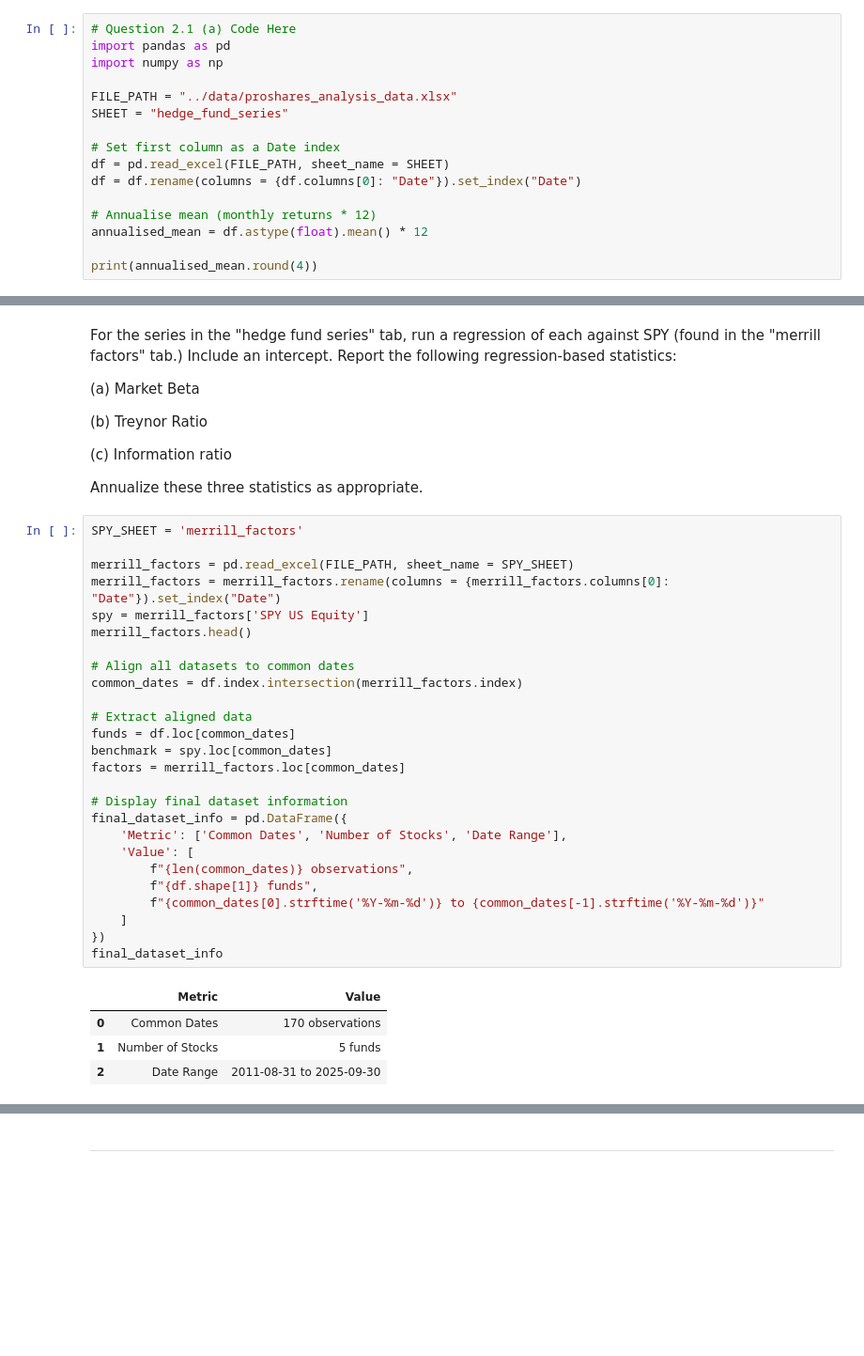
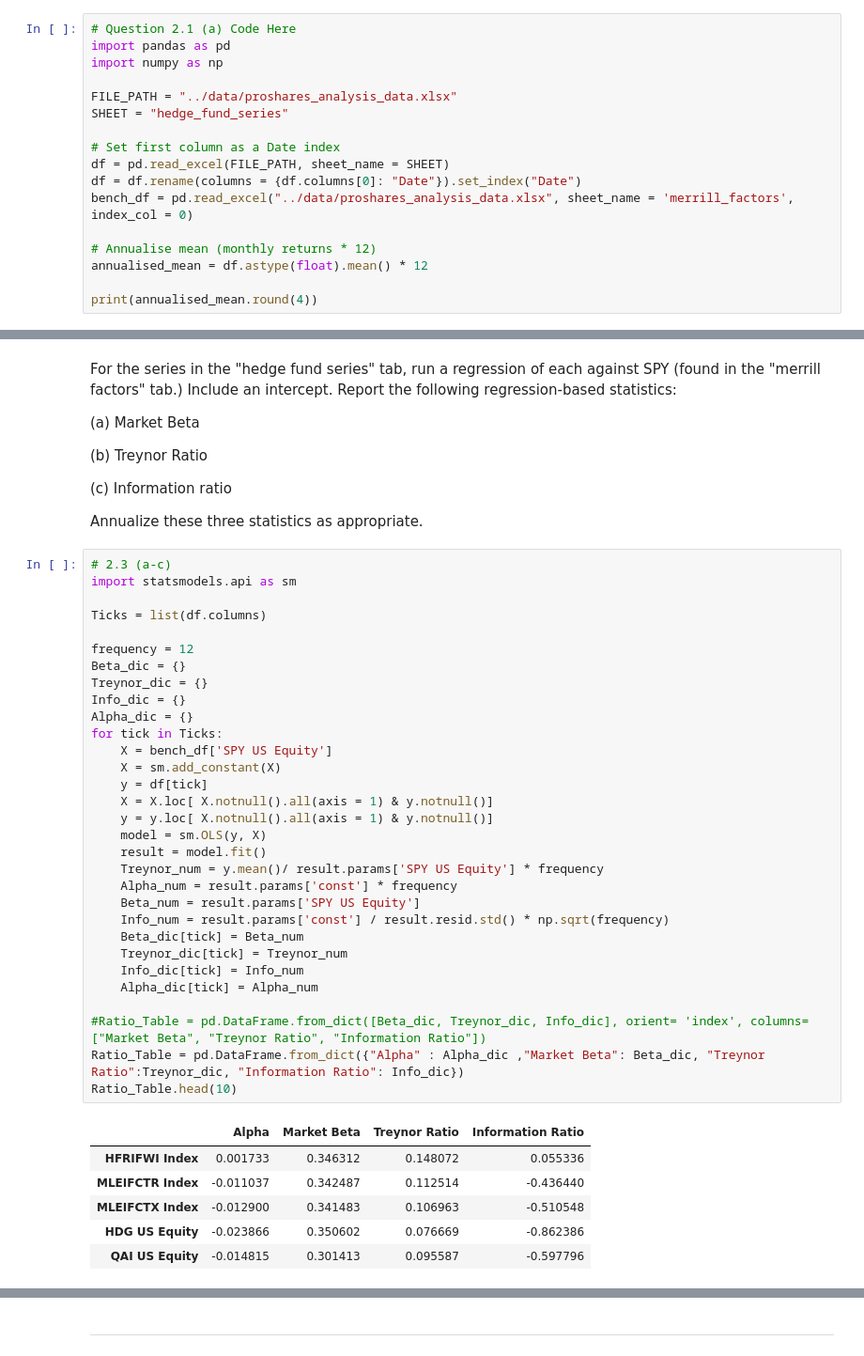
Before and after one commit to t-flora/portfolio-risk-mgmt, a Jupyter notebook: hw2/ProSharesReplication.ipynb, the cells around one changed output, grey strips where cells are left out. Shown at 94% size. Cells and saved outputs as stored; diff of their text form; blank space fills up the shorter version.

```diff
--- a/hw2/ProSharesReplication.ipynb
+++ b/hw2/ProSharesReplication.ipynb
@@ -37,6 +37,7 @@ SHEET = "hedge_fund_series"
 # Set first column as a Date index
 df = pd.read_excel(FILE_PATH, sheet_name = SHEET)
 df = df.rename(columns = {df.columns[0]: "Date"}).set_index("Date")
+bench_df = pd.read_excel("../data/proshares_analysis_data.xlsx", sheet_name = 'merrill_factors', index_col = 0)
 
 # Annualise mean (monthly returns * 12)
 annualised_mean = df.astype(float).mean() * 12
@@ -174,33 +217,40 @@ For the series in the "hedge fund series" tab, run a regression of each against
 
 Annualize these three statistics as appropriate.
 # %%
-SPY_SHEET = 'merrill_factors'
+# 2.3 (a-c)
+import statsmodels.api as sm
 
-merrill_factors = pd.read_excel(FILE_PATH, sheet_name = SPY_SHEET)
-merrill_factors = merrill_factors.rename(columns = {merrill_factors.columns[0]: "Date"}).set_index("Date")
-spy = merrill_factors['SPY US Equity']
-merrill_factors.head()
+Ticks = list(df.columns)
 
-# Align all datasets to common dates
-common_dates = df.index.intersection(merrill_factors.index)
+frequency = 12
+Beta_dic = {}
+Treynor_dic = {}
+Info_dic = {}
+Alpha_dic = {}
+for tick in Ticks:
+    X = bench_df['SPY US Equity']
+    X = sm.add_constant(X)
+    y = df[tick]
+    X = X.loc[ X.notnull().all(axis = 1) & y.notnull()]
+    y = y.loc[ X.notnull().all(axis = 1) & y.notnull()]
+    model = sm.OLS(y, X)
+    result = model.fit()
+    Treynor_num = y.mean()/ result.params['SPY US Equity'] * frequency
+    Alpha_num = result.params['const'] * frequency
+    Beta_num = result.params['SPY US Equity']
+    Info_num = result.params['const'] / result.resid.std() * np.sqrt(frequency)
+    Beta_dic[tick] = Beta_num
+    Treynor_dic[tick] = Treynor_num
+    Info_dic[tick] = Info_num
+    Alpha_dic[tick] = Alpha_num
 
-# Extract aligned data
-funds = df.loc[common_dates]
-benchmark = spy.loc[common_dates]
-factors = merrill_factors.loc[common_dates]
-
-# Display final dataset information
-final_dataset_info = pd.DataFrame({
-    'Metric': ['Common Dates', 'Number of Stocks', 'Date Range'],
-    'Value': [
-        f"{len(common_dates)} observations",
-        f"{df.shape[1]} funds",
-        f"{common_dates[0].strftime('%Y-%m-%d')} to {common_dates[-1].strftime('%Y-%m-%d')}"
-    ]
-})
-final_dataset_info
+#Ratio_Table = pd.DataFrame.from_dict([Beta_dic, Treynor_dic, Info_dic], orient= 'index', columns= ["Market Beta", "Treynor Ratio", "Information Ratio"])
+Ratio_Table = pd.DataFrame.from_dict({"Alpha" : Alpha_dic ,"Market Beta": Beta_dic, "Treynor Ratio":Treynor_dic, "Information Ratio": Info_dic})
+Ratio_Table.head(10)
 # %% [output]
-|  | Metric | Value |
-| 0 | Common Dates | 170 observations |
-| 1 | Number of Stocks | 5 funds |
-| 2 | Date Range | 2011-08-31 to 2025-09-30 |
+|  | Alpha | Market Beta | Treynor Ratio | Information Ratio |
+| HFRIFWI Index | 0.001733 | 0.346312 | 0.148072 | 0.055336 |
+| MLEIFCTR Index | -0.011037 | 0.342487 | 0.112514 | -0.436440 |
+| MLEIFCTX Index | -0.012900 | 0.341483 | 0.106963 | -0.510548 |
+| HDG US Equity | -0.023866 | 0.350602 | 0.076669 | -0.862386 |
+| QAI US Equity | -0.014815 | 0.301413 | 0.095587 | -0.597796 |
```
Also changed, not shown: parts of 16 cells of this notebook, 1 other file.
